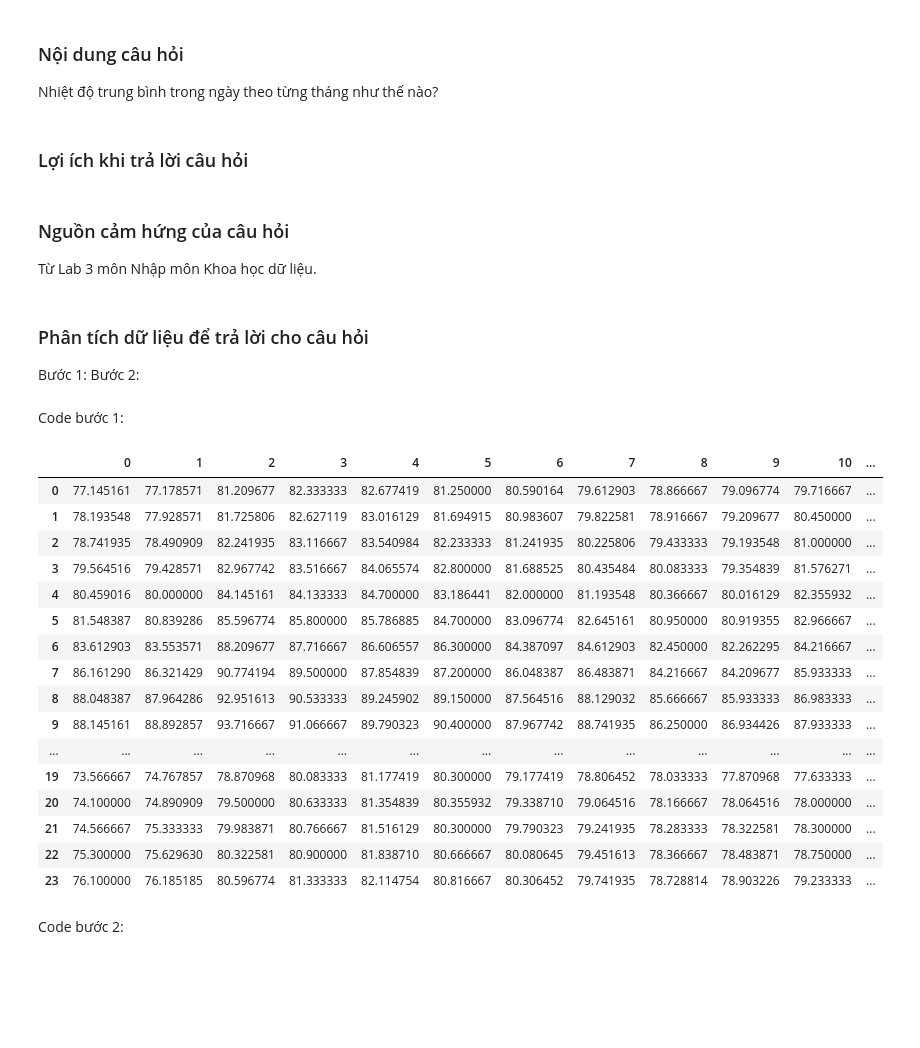
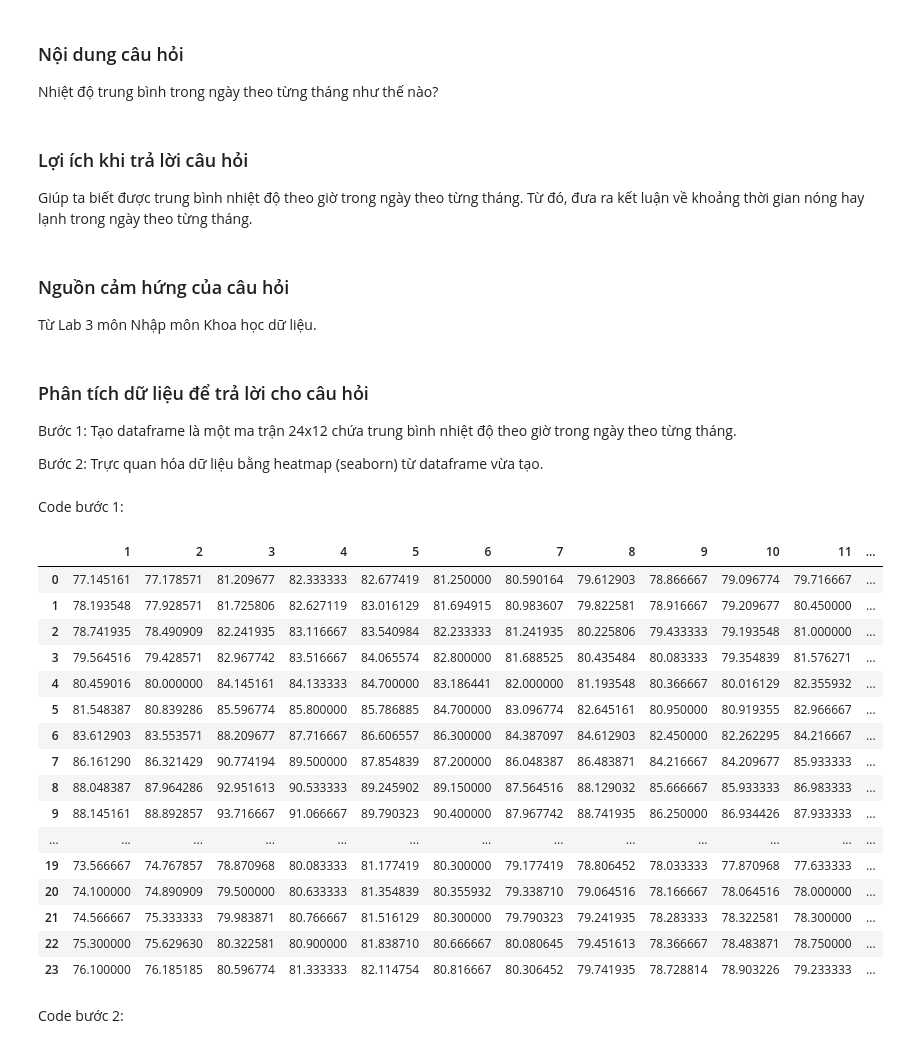
Before and after one commit to duongtanton/NP-KHDL-Gr9, a Jupyter notebook: Problem-Framing.ipynb, the cells around one changed output. Saved outputs shown, nothing was run; the diff lists cells and outputs as text; code cells hidden in the pictures; blank space fills up the shorter version.

```diff
--- a/Problem-Framing.ipynb
+++ b/Problem-Framing.ipynb
@@ -51,30 +62,33 @@ graph.map(sns.scatterplot, 'Temperature', 'UV Index')
 # %% [markdown]
 ### Nội dung câu hỏi
 Nhiệt độ trung bình trong ngày theo từng tháng như thế nào?
-# %% [markdown]
-### Lợi ích khi trả lời câu hỏi
+# %% [markdown]
+### Lợi ích khi trả lời câu hỏi
+Giúp ta biết được trung bình nhiệt độ theo giờ trong ngày theo từng tháng. Từ đó, đưa ra kết luận về khoảng thời gian nóng hay lạnh trong ngày theo từng tháng.
 # %% [markdown]
 ### Nguồn cảm hứng của câu hỏi
 Từ Lab 3 môn Nhập môn Khoa học dữ liệu.
 # %% [markdown]
 ### Phân tích dữ liệu để trả lời cho câu hỏi
-Bước 1:
-Bước 2:
+Bước 1: Tạo dataframe là một ma trận 24x12 chứa trung bình nhiệt độ theo giờ trong ngày theo từng tháng.
+
+Bước 2: Trực quan hóa dữ liệu bằng heatmap (seaborn) từ dataframe vừa tạo.
 # %% [markdown]
 Code bước 1:
 # %%
 df['Time'] = pd.to_datetime(df['Time'])
 
 mean_temp_per_h_each_m = df[['Temperature', 'Time']].groupby([df['Time'].dt.hour, df['Time'].dt.month]).mean()
 
 t = []
 for i in range(1, 13):
     t.append(mean_temp_per_h_each_m[mean_temp_per_h_each_m.index.get_level_values(1) == i].values.flatten())
 
 mean_temp_per_h_each_m = pd.DataFrame(np.flip(np.asarray(t).transpose(), 0))
+mean_temp_per_h_each_m.columns = np.array(range(1, 13))
 mean_temp_per_h_each_m
 # %% [output]
-|  | 0 | 1 | 2 | 3 | 4 | 5 | 6 | 7 | 8 | 9 | 10 | ... |
+|  | 1 | 2 | 3 | 4 | 5 | 6 | 7 | 8 | 9 | 10 | 11 | ... |
 | 0 | 77.145161 | 77.178571 | 81.209677 | 82.333333 | 82.677419 | 81.250000 | 80.590164 | 79.612903 | 78.866667 | 79.096774 | 79.716667 | ... |
 | 1 | 78.193548 | 77.928571 | 81.725806 | 82.627119 | 83.016129 | 81.694915 | 80.983607 | 79.822581 | 78.916667 | 79.209677 | 80.450000 | ... |
 | 2 | 78.741935 | 78.490909 | 82.241935 | 83.116667 | 83.540984 | 82.233333 | 81.241935 | 80.225806 | 79.433333 | 79.193548 | 81.000000 | ... |
```
Also changed, not shown: parts of 12 cells of this notebook.
